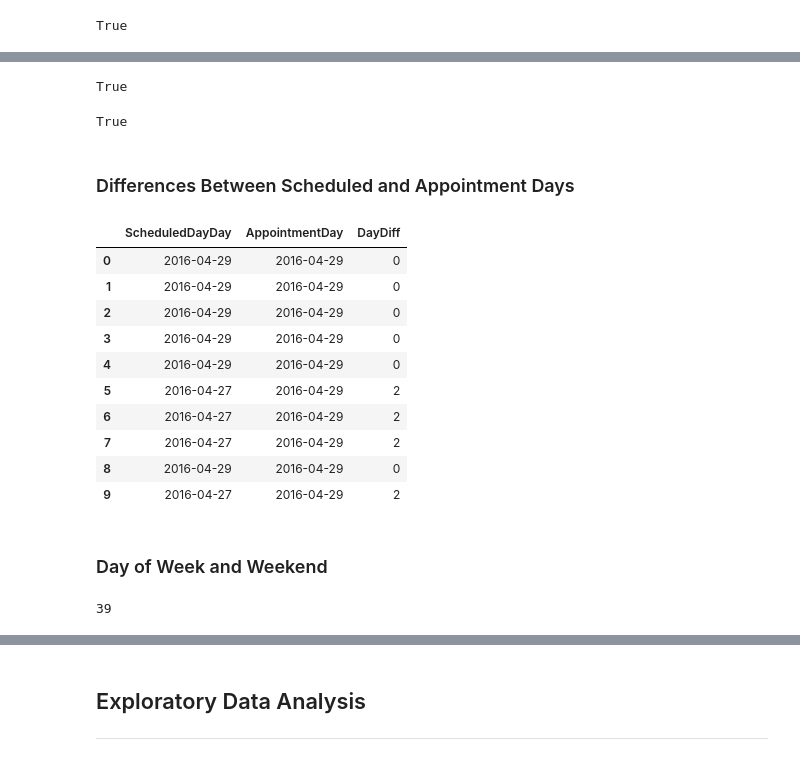
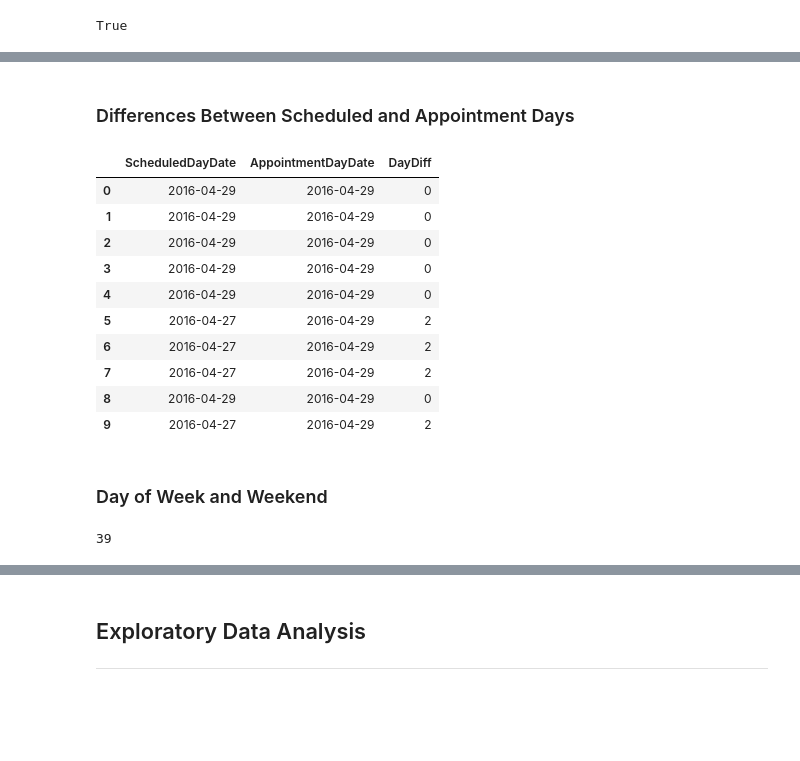
Before and after one commit to jaclynrich/appt-no-show, a Jupyter notebook: appt-no-show.ipynb, the cells around one changed output, grey strips where cells are left out. Saved outputs shown, nothing was run; the diff lists cells and outputs as text; code cells hidden in the pictures; blank space fills up the shorter version.

Commit message:
fix: add extra fields for dates and keep datetime fields for appointment and scheduled

```diff
--- a/appt-no-show.ipynb
+++ b/appt-no-show.ipynb
@@ -164,6 +167,9 @@ True
 np.isnat(df['ScheduledDay']).sum()
 # %% [output]
 0
+# %%
+# Include a field for scheduled day in a date format
+df['ScheduledDayDate'] = df['ScheduledDay'].dt.date
 # %%
 # The first date and time an appointment was scheduled
 np.min(df['ScheduledDay'])
@@ -205,0 +207,7 @@ Timestamp('2016-04-29 00:00:00')
+# %%
+# Since appointment day doesn't have a time, include another field for
+# it in a date format
+df['AppointmentDayDate'] = df['AppointmentDay'].dt.date
+
+# The first scheduled appointment
+np.min(df['AppointmentDay'])
@@ -590,27 +647,11 @@ weather.head()
-# %%
-all(df['visibility_high'] == 12)
-# %% [output]
-True
-# %%
-# Remove the visibility_high field since it has the same value for every date
-df.drop('visibility_high', axis=1, inplace=True)
-# %%
-df = pd.merge(df, weather, left_on='AppointmentDay', right_on='Date', how='left')
-# %%
-# There are no null values
-all(df.isnull().sum() == 0)
-# %% [output]
-True
 # %% [markdown]
 ### Differences Between Scheduled and Appointment Days
 # %%
 # Add a field for the number of days between scheduling and the appointment
-df['AppointmentDay'] = (df['AppointmentDay']).dt.date
-df['ScheduledDayDay'] = (df['ScheduledDay']).dt.date
-df['DayDiff'] = ((df['AppointmentDay'] - df['ScheduledDayDay'])/np.timedelta64(1, 'D')).astype(int)
-df[['ScheduledDayDay', 'AppointmentDay', 'DayDiff']].head(10)
+df['DayDiff'] = ((df['AppointmentDayDate'] - df['ScheduledDayDate'])/np.timedelta64(1, 'D')).astype(int)
+df[['ScheduledDayDate', 'AppointmentDayDate', 'DayDiff']].head(10)
 # %% [output]
-|  | ScheduledDayDay | AppointmentDay | DayDiff |
+|  | ScheduledDayDate | AppointmentDayDate | DayDiff |
 | 0 | 2016-04-29 | 2016-04-29 | 0 |
 | 1 | 2016-04-29 | 2016-04-29 | 0 |
 | 2 | 2016-04-29 | 2016-04-29 | 0 |
@@ -625,14 +666,13 @@ df[['ScheduledDayDay', 'AppointmentDay', 'DayDiff']].head(10)
 ### Day of Week and Weekend
 # %%
 # Add a field for whether the AppointmentDay is during the weekend (1) or not (0)
-df['Weekend'] = (df['AppointmentDay']).dt.day
+df['Day_of_Week'] = pd.to_datetime(df['AppointmentDay']).dt.dayofweek
+df['Weekend'] = np.where(df['Day_of_Week'] >= 5, 1, 0)
 
-df['Day_of_Week'] = pd.to_datetime(df['AppointmentDay']).dt.dayofweek
-df['Weekend'] = np.where(pd.to_datetime(df['AppointmentDay']).dt.dayofweek >= 5, 1, 0)
+# Number of weekend appointments
+df['Weekend'].sum()
+# %% [output]
+39
-# %%
-df['Weekend'].sum()
-# %% [output]
-39
 # %% [markdown]
 <a id='eda'></a>
 # %% [markdown]
```
Also changed, not shown: parts of 35 cells of this notebook, 1 other file.
